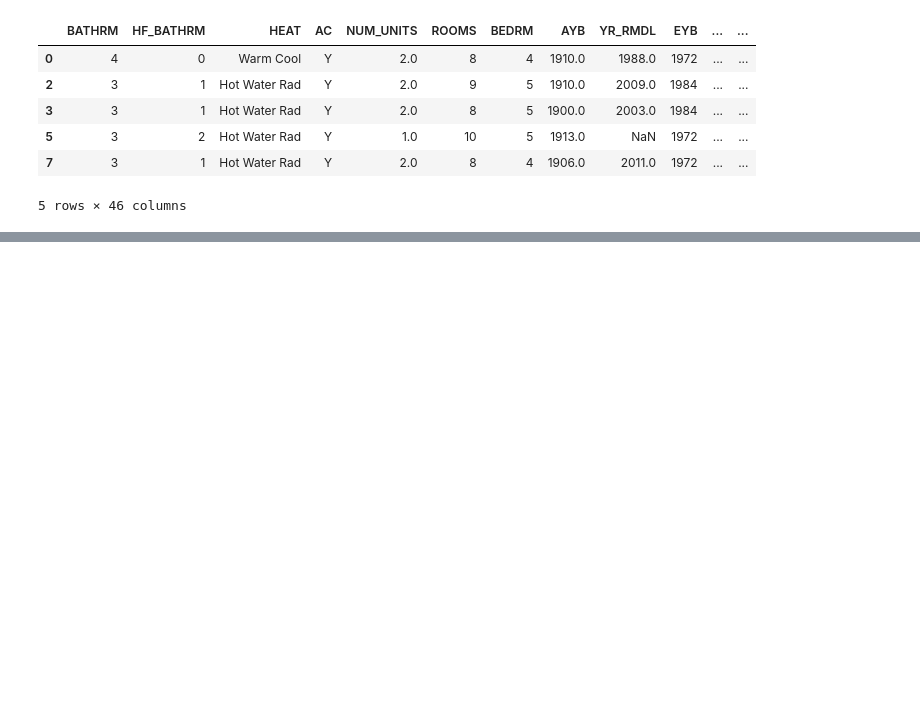
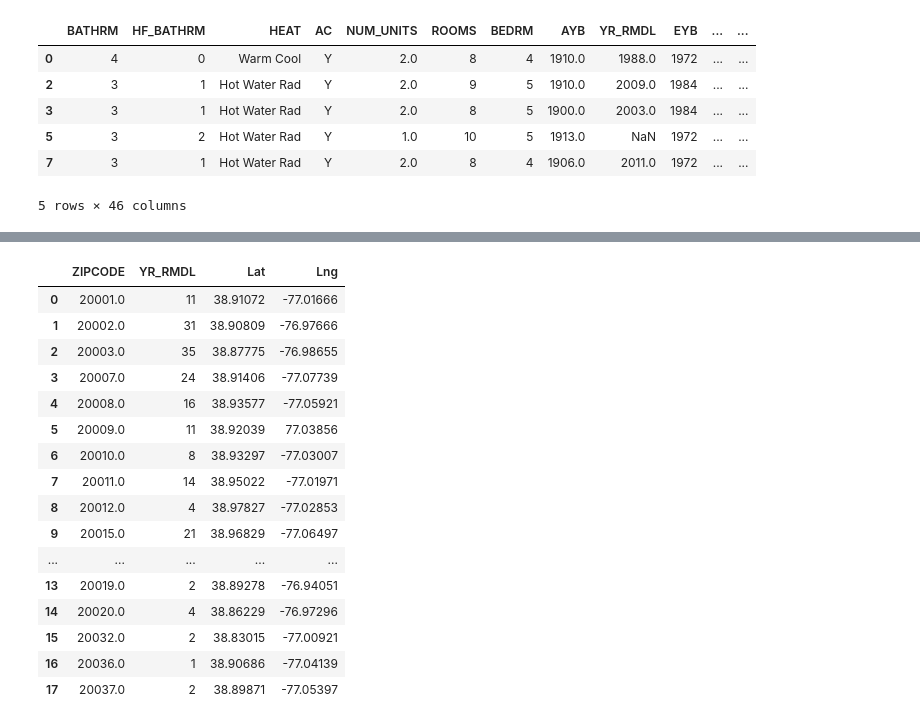
Before and after one commit to ddenning8/Group_Project_1, a Jupyter notebook: Derek_Analysis_4.ipynb, the cells around one changed output, grey strips where cells are left out. Saved outputs shown, nothing was run; the diff lists cells and outputs as text; code cells hidden in the pictures; blank space fills up the shorter version.

```diff
--- a/Derek_Analysis_4.ipynb
+++ b/Derek_Analysis_4.ipynb
@@ -43,3 +47,6 @@ residential_df.head()
 | 5 | 3 | 2 | Hot Water Rad | Y | 1.0 | 10 | 5 | 1913.0 | NaN | 1972 | ... | ... |
 | 7 | 3 | 1 | Hot Water Rad | Y | 2.0 | 8 | 4 | 1906.0 | 2011.0 | 1972 | ... | ... |
 5 rows × 46 columns
+# %%
+remodel_df = residential_df[['YR_RMDL','WARD','ZIPCODE']]
+remodel_df.head()
@@ -45,0 +60,6 @@ residential_df.head()
+# %%
+remodel_df = remodel_df[remodel_df.YR_RMDL.notnull()]
+remodel_df = remodel_df[~(remodel_df['YR_RMDL'] < 1992.0)]
+remodel_df = remodel_df[~(remodel_df['YR_RMDL'] > 2017.0)]
+
+remodel_df.head()
@@ -45,0 +73,3 @@ residential_df.head()
+# %%
+year_1995 = remodel_df.loc[remodel_df["YR_RMDL"] == 1995.0]
+year_1995.head(10)
@@ -45,0 +88,5 @@ residential_df.head()
+# %%
+zipcode_1995 = year_1995.groupby('ZIPCODE')['YR_RMDL'].count()
+zipcode_1995_df2 = pd.DataFrame(data = zipcode_1995)
+zipcode_1995_df2.reset_index(inplace=True)
+zipcode_1995_df2
@@ -45,0 +111,26 @@ residential_df.head()
+# %%
+Latitude = [38.91072, 38.90809, 38.87775, 38.91406, 38.93577, 38.92039, 38.93297, 38.95022, 38.97827, 38.96829, 38.93684, 38.93701, 38.93004, 38.89278, 38.86229, 38.83015, 38.90686, 38.89871]
+Longitude = [-77.01666, -76.97666, -76.98655, -77.07739, -77.05921, 77.03856, -77.03007, -77.01971, -77.02853, -77.06497, -77.09312, -76.99367, -76.96996, -76.94051, -76.97296, -77.00921, -77.04139, -77.05397]
+
+zipcode_1995_df2['Lat'] = Latitude
+zipcode_1995_df2["Lng"] = Longitude
+
+zipcode_1995_df2
+# %% [output]
+|  | ZIPCODE | YR_RMDL | Lat | Lng |
+| 0 | 20001.0 | 11 | 38.91072 | -77.01666 |
+| 1 | 20002.0 | 31 | 38.90809 | -76.97666 |
+| 2 | 20003.0 | 35 | 38.87775 | -76.98655 |
+| 3 | 20007.0 | 24 | 38.91406 | -77.07739 |
+| 4 | 20008.0 | 16 | 38.93577 | -77.05921 |
+| 5 | 20009.0 | 11 | 38.92039 | 77.03856 |
+| 6 | 20010.0 | 8 | 38.93297 | -77.03007 |
+| 7 | 20011.0 | 14 | 38.95022 | -77.01971 |
+| 8 | 20012.0 | 4 | 38.97827 | -77.02853 |
+| 9 | 20015.0 | 21 | 38.96829 | -77.06497 |
+| ... | ... | ... | ... | ... |
+| 13 | 20019.0 | 2 | 38.89278 | -76.94051 |
+| 14 | 20020.0 | 4 | 38.86229 | -76.97296 |
+| 15 | 20032.0 | 2 | 38.83015 | -77.00921 |
+| 16 | 20036.0 | 1 | 38.90686 | -77.04139 |
+| 17 | 20037.0 | 2 | 38.89871 | -77.05397 |
```
Also changed, not shown: parts of 23 cells of this notebook, 3 other files.
